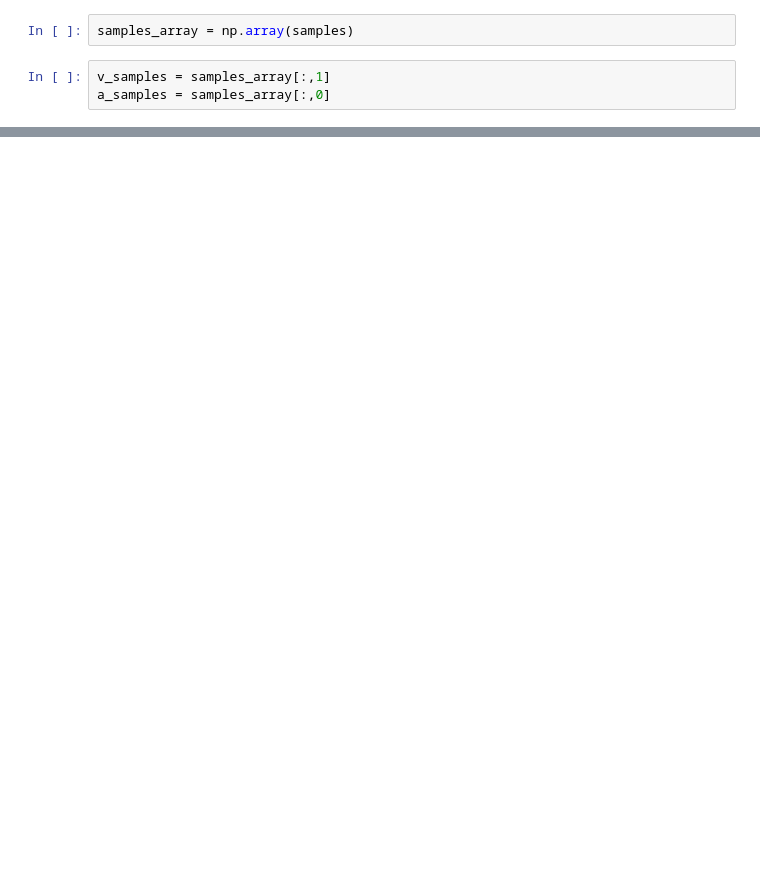
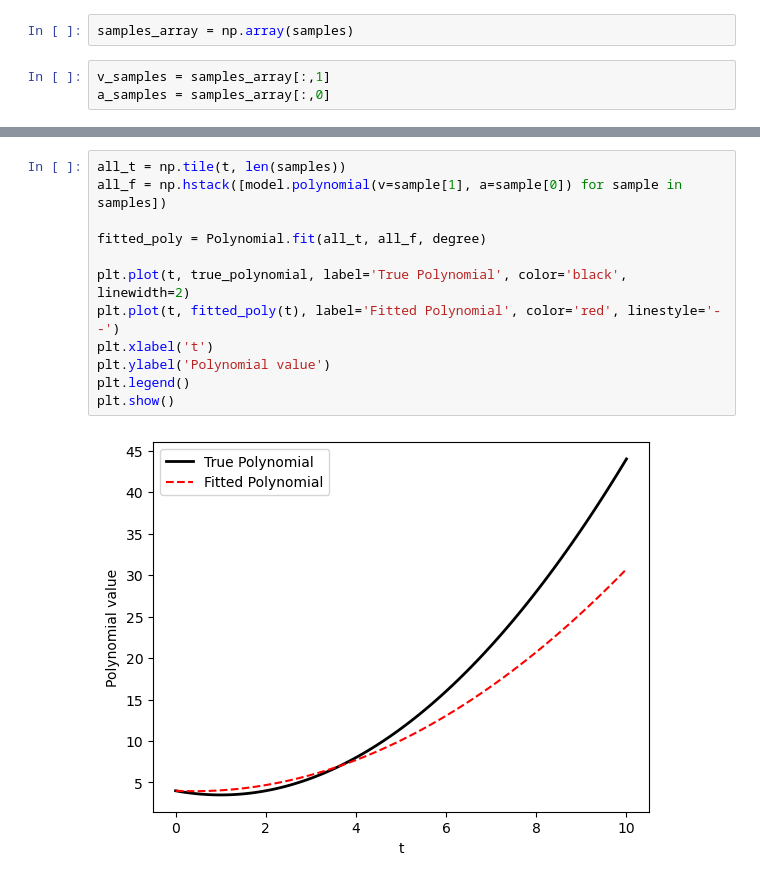
Before and after one commit to bblitz1/practice_codes, a Jupyter notebook: mcmc_toy_problem/mcmc toy problem/mcmc toy problem/mcmc_tests.ipynb, the cells around one changed output, grey strips where cells are left out. Saved outputs shown, nothing was run; the diff lists cells and outputs as text; blank space fills up the shorter version.

Commit message:
added fit vs true polynomial graph

```diff
--- a/mcmc_toy_problem/mcmc toy problem/mcmc toy problem/mcmc_tests.ipynb
+++ b/mcmc_toy_problem/mcmc toy problem/mcmc toy problem/mcmc_tests.ipynb
@@ -119,0 +103,14 @@ plt.show()
+# %%
+all_t = np.tile(t, len(samples))
+all_f = np.hstack([model.polynomial(v=sample[1], a=sample[0]) for sample in samples])
+
+fitted_poly = Polynomial.fit(all_t, all_f, degree)
+
+plt.plot(t, true_polynomial, label='True Polynomial', color='black', linewidth=2)
+plt.plot(t, fitted_poly(t), label='Fitted Polynomial', color='red', linestyle='--')
+plt.xlabel('t')
+plt.ylabel('Polynomial value')
+plt.legend()
+plt.show()
+# %% [output]
+[figure, added]
```
Also changed, not shown: parts of 6 cells of this notebook.
